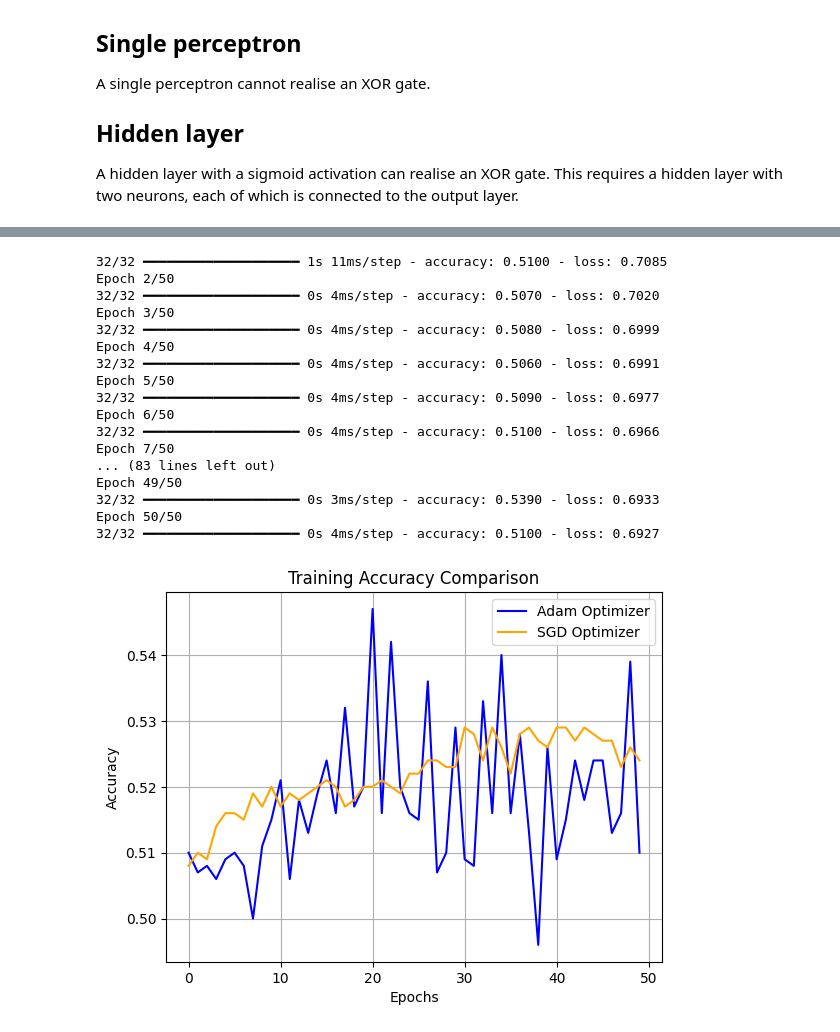
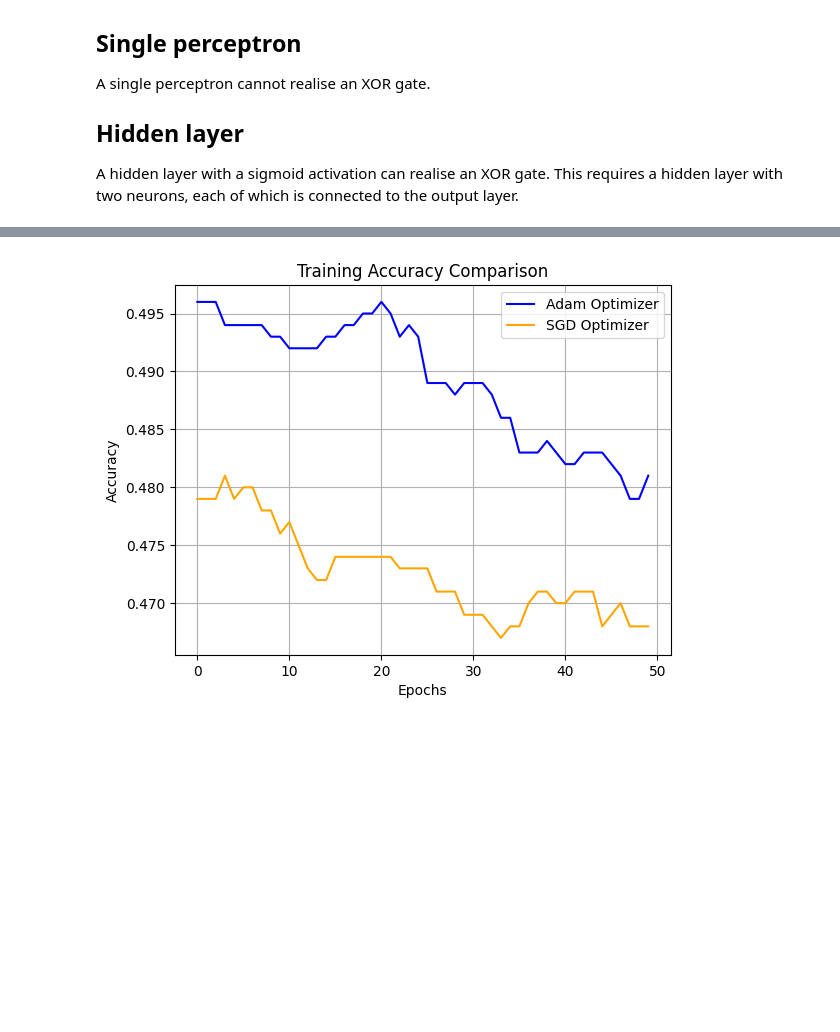
Before and after one commit to AlexBM173/MPhil-DiS, a Jupyter notebook: M1/Example sheet 3/es3_question1.ipynb, the cells around one changed output, grey strips where cells are left out. Cells and saved outputs as stored; diff of their text form; code cells hidden in the pictures; blank space fills up the shorter version.

```diff
--- a/M1/Example sheet 3/es3_question1.ipynb
+++ b/M1/Example sheet 3/es3_question1.ipynb
@@ -17,9 +17,11 @@ from tensorflow.keras.optimizers import Adam, SGD
 
 #CUDA_VISIBLE_DEVICES: "-1"
 
-Adam_model = Sequential([tf.keras.layers.Dense(1, activation="sigmoid", input_shape=(2,))])
+#Adam_model = Sequential([tf.keras.layers.Dense(1, activation="sigmoid", input_shape=(2,), kernel_initializer=tf.keras.initializers.RandomUniform(minval=-0.05, maxval=0.05, seed=None))])
+Adam_model = Sequential([tf.keras.layers.Dense(1, activation="sigmoid", input_shape=(2,), kernel_initializer=tf.keras.initializers.RandomUniform(minval=-100, maxval=100, seed=None))])
 Adam_model.compile(optimizer=Adam(learning_rate=0.01), loss="binary_crossentropy", metrics=["accuracy"])
-SGD_model = Sequential([tf.keras.layers.Dense(1, activation="sigmoid", input_shape=(2,))])
+#SGD_model = Sequential([tf.keras.layers.Dense(1, activation="sigmoid", input_shape=(2,), kernel_initializer=tf.keras.initializers.RandomUniform(minval=-0.05, maxval=0.05, seed=None))])
+SGD_model = Sequential([tf.keras.layers.Dense(1, activation="sigmoid", input_shape=(2,), kernel_initializer=tf.keras.initializers.RandomUniform(minval=-100, maxval=100, seed=None))])
 SGD_model.compile(optimizer=SGD(learning_rate=0.01), loss="binary_crossentropy", metrics=["accuracy"])
 # Generate synthetic data
 np.random.seed(0)
@@ -32,7 +34,7 @@ print(y.dtype)
 print(y.shape)
 # Train both models
 Adam_history = Adam_model.fit(X, y, epochs=50, batch_size=32, verbose=1)
-SGD_history = SGD_model.fit(X, y, epochs=50, batch_size=32, verbose=0)
+SGD_history = SGD_model.fit(X, y, epochs=50, batch_size=32, verbose=1)
 # Plot training accuracy
 plt.plot(Adam_history.history['accuracy'], label='Adam Optimizer', color='blue')
 plt.plot(SGD_history.history['accuracy'], label='SGD Optimizer', color='orange')
@@ -51,18 +65 @@ Epoch 1/50
-32/32 ━━━━━━━━━━━━━━━━━━━━ 1s 11ms/step - accuracy: 0.5100 - loss: 0.7085
-Epoch 2/50
-32/32 ━━━━━━━━━━━━━━━━━━━━ 0s 4ms/step - accuracy: 0.5070 - loss: 0.7020
-Epoch 3/50
-32/32 ━━━━━━━━━━━━━━━━━━━━ 0s 4ms/step - accuracy: 0.5080 - loss: 0.6999
-Epoch 4/50
-32/32 ━━━━━━━━━━━━━━━━━━━━ 0s 4ms/step - accuracy: 0.5060 - loss: 0.6991
-Epoch 5/50
-32/32 ━━━━━━━━━━━━━━━━━━━━ 0s 4ms/step - accuracy: 0.5090 - loss: 0.6977
-Epoch 6/50
-32/32 ━━━━━━━━━━━━━━━━━━━━ 0s 4ms/step - accuracy: 0.5100 - loss: 0.6966
-Epoch 7/50
-... (83 lines left out)
-Epoch 49/50
-32/32 ━━━━━━━━━━━━━━━━━━━━ 0s 3ms/step - accuracy: 0.5390 - loss: 0.6933
-Epoch 50/50
-32/32 ━━━━━━━━━━━━━━━━━━━━ 0s 4ms/step - accuracy: 0.5100 - loss: 0.6927
-[figure, old version]
+[figure, new version]
```
Also changed, not shown: parts of 1 cell of this notebook.
